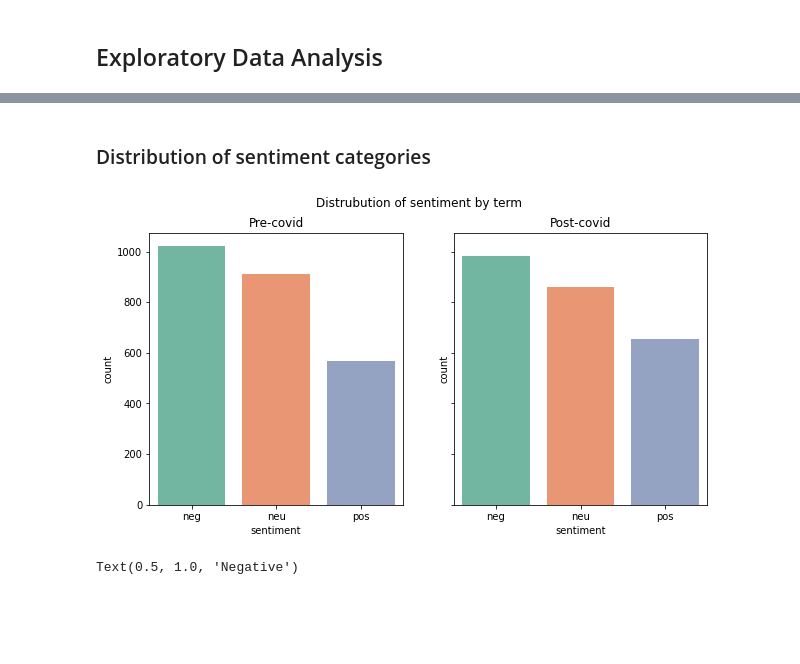
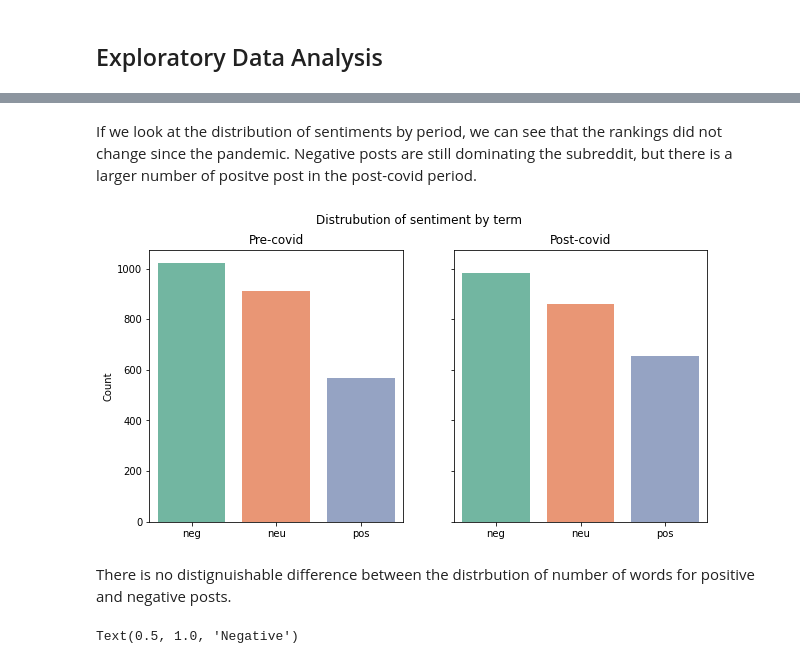
Before and after one commit to nszoni/reddit_conspiracy_theories, a Jupyter notebook: python/reddit_conspiracy_theories.ipynb, the cells around one changed output, grey strips where cells are left out. Drawn from its saved outputs; the diff is of its cells as text; code cells hidden in the pictures; blank space fills up the shorter version.

```diff
--- a/python/reddit_conspiracy_theories.ipynb
+++ b/python/reddit_conspiracy_theories.ipynb
@@ -221,7 +229,7 @@ The nltk stopwords corpus is a list of words that are considered irrelevant in t
 #add words to stopword list
 stop_words = stopwords.words('english')
 stop_words.extend(['use', 'people', 'person', 'like', 'think', 'know', 'case', 'want',
-                   'mean', 'one', 'many', 'well', 'two', 'say', 'would', 'make', 'get', 'go', 'thing', 'much'])
+                   'mean', 'one', 'many', 'well', 'two', 'say', 'would', 'make', 'get', 'go', 'thing', 'much', 'time', 'even', 'new', 'also', 'could'])
 # %% [markdown]
 I have wrote a text processer function which cleans the text from noises (e.g. username handlers, hyperlinks, non-alphabetic elements, whitespaces, etc.) as well as tokenizes the text, removes stopwords and lemmatizes the generated tokens.
 # %%
@@ -339,6 +347,7 @@ rc['num_words'] = rc['text'].apply(lambda x: len(x.split(' ')))
 rc['num_stopwords'] = rc['text'].apply(lambda x: len([word for word in x.split(' ') if word in list(stop_words)]))
 rc['avg_word_length'] = rc['text'].apply(lambda x: np.mean(np.array([len(va) for va in x.split(' ') if va not in list(stop_words)])))
 rc['num_question_mark'] = rc['text'].apply(lambda x: len([va for va in x.split(' ') if va == '?']))
+rc['week']  = pd.DatetimeIndex(rc['timestamp']).week
 rc['year']  = pd.DatetimeIndex(rc['timestamp']).year
 rc['month'] = pd.DatetimeIndex(rc['timestamp']).month
 # %% [markdown]
@@ -384,20 +446,24 @@ plt.show()
-# %% [markdown]
-### Distribution of sentiment categories
+# %% [markdown]
+If we look at the distribution of sentiments by period, we can see that the rankings did not change since the pandemic. Negative posts are still dominating the subreddit, but there is a larger number of positve post in the post-covid period.
 # %%
 fig, axes = plt.subplots(1, 2, figsize=(10, 5), sharey=True)
 fig.suptitle('Distrubution of sentiment by term')
 
 # Pre-covid
 sns.countplot(ax=axes[0], x='sentiment', data=rc[rc['label']=='precovid'], palette='Set2', order=['neg', 'neu', 'pos'])
 axes[0].set_title('Pre-covid')
+axes[0].set(xlabel=None, ylabel='Count')
 
 # Post-covid
 sns.countplot(ax=axes[1], x='sentiment', data=rc[rc['label']=='postcovid'], palette='Set2', order=['neg', 'neu', 'pos'])
 axes[1].set_title('Post-covid')
+axes[1].set(xlabel=None, ylabel=None)
 
 plt.show()
 # %% [output]
-[figure, old version]
+[figure, new version]
+# %% [markdown]
+There is no distignuishable difference between the distrbution of number of words for positive and negative posts.
 # %%
 fig, axes = plt.subplots(1, 2, figsize=(10, 5), sharey=True)
 fig.suptitle('Wordcount Distribution by Sentiment')
```
Also changed, not shown: parts of 64 cells of this notebook.
